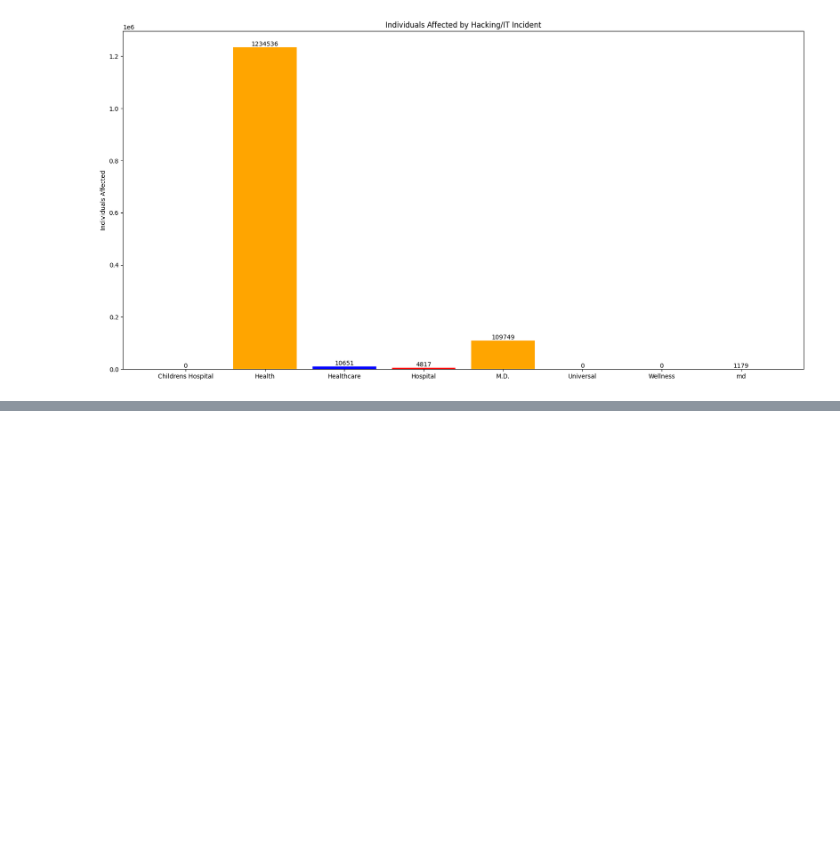
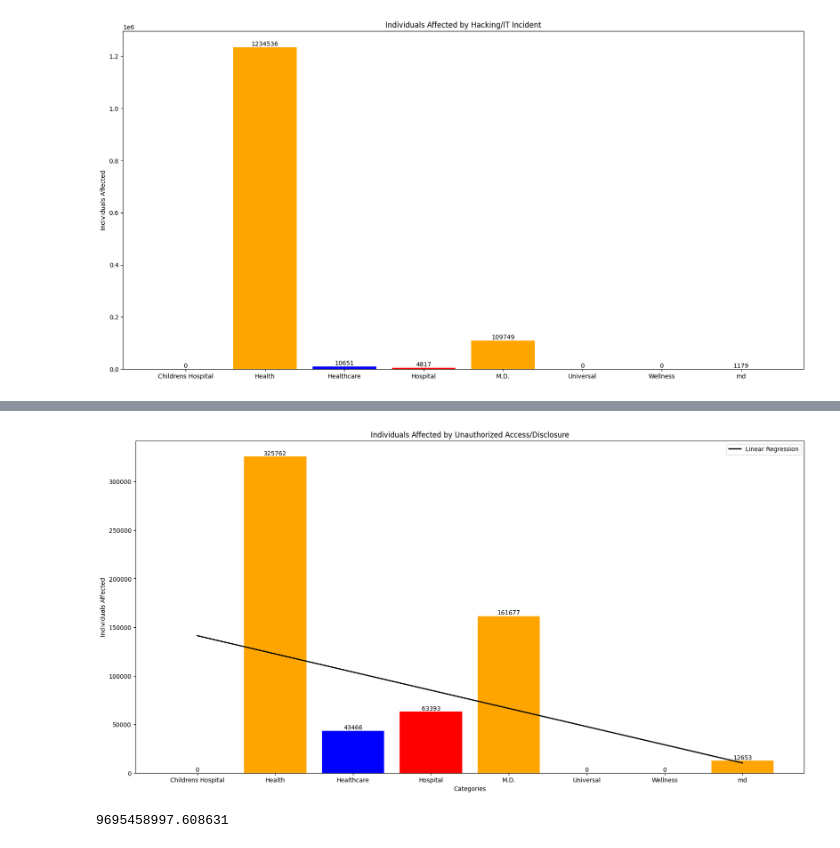
Before and after one commit to JacquelineGomez06/Cyber_Capstone, a Jupyter notebook: eda.ipynb, the cells around one changed output, grey strips where cells are left out. Drawn from its saved outputs; the diff is of its cells as text; code cells hidden in the pictures; blank space fills up the shorter version.

```diff
--- a/eda.ipynb
+++ b/eda.ipynb
@@ -562,0 +441,80 @@ plt.show()
+# %%
+from sklearn.linear_model import LinearRegression
+
+
+# Define the x and y variables
+
+# Independent variable (categories)
+
+x = np.arange(len(categories)).reshape(-1, 1)
+
+# Dependent variable (Individuals Affected)
+
+y = np.array(values)
+
+# Create the linear regression model
+
+model = LinearRegression()
+
+# Fit the model to the data
+
+model.fit(x, y)
+
+# Create the linear regression model
+
+model = LinearRegression()
+
+# Fit the model to the data
+
+model.fit(x, y)
+
+slope = model.coef_[0]
+intercept = model.intercept_
+
+# Generate the predicted values based on the regression line
+
+predicted_y = model.predict(x)
+
+# Set the figure size
+
+plt.figure(figsize = (20, 10))
+
+# Create a scatter plot with labels
+
+for i, (category, value, color) in enumerate(zip(categories, values, colors)):
+    plt.bar([category], [value], color = color)
+    plt.text(category, value, str(value), ha = 'center', va = 'bottom')
+
+# Plot the regression line
+
+plt.plot(x, predicted_y, color = 'black', linewidth = 2, label = 'Linear Regression')
+
+# Set the x-axis label
+
+plt.xlabel('Categories')
+
+# Set the y-axis label
+
+plt.ylabel('Individuals Affected')
+
+# Set the title
+
+plt.title('Individuals Affected by Unauthorized Access/Disclosure')
+
+# Display the legend
+
+plt.legend()
+
+# Display the plot
+
+plt.show()
+# %% [output]
+[figure, added]
+# %%
+from sklearn.metrics import mean_squared_error
+
+y_pred = model.predict(x)
+
+mean_squared_error(y, y_pred)
+# %% [output]
+9695458997.608631
```
Also changed, not shown: parts of 22 cells of this notebook.
